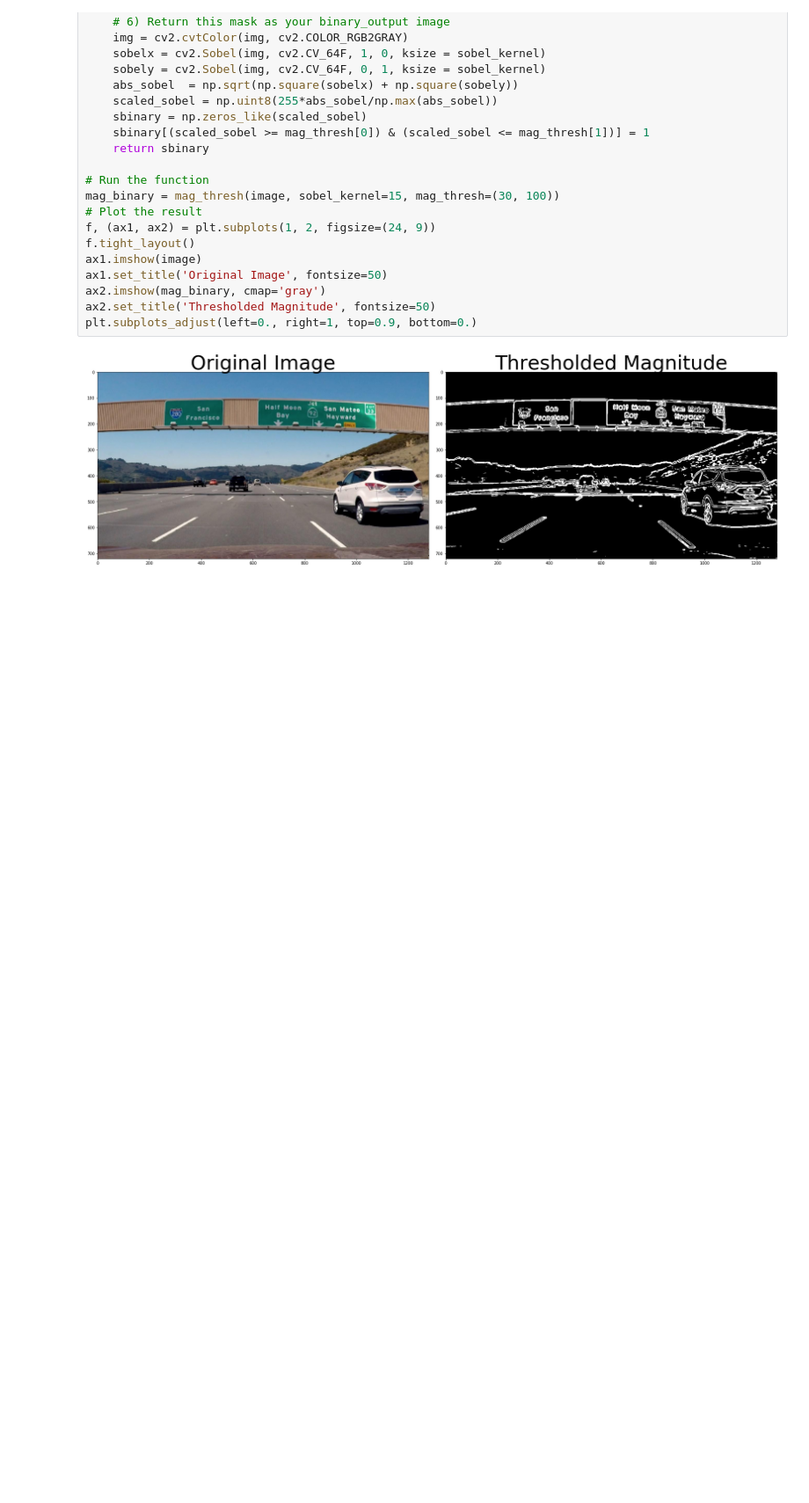
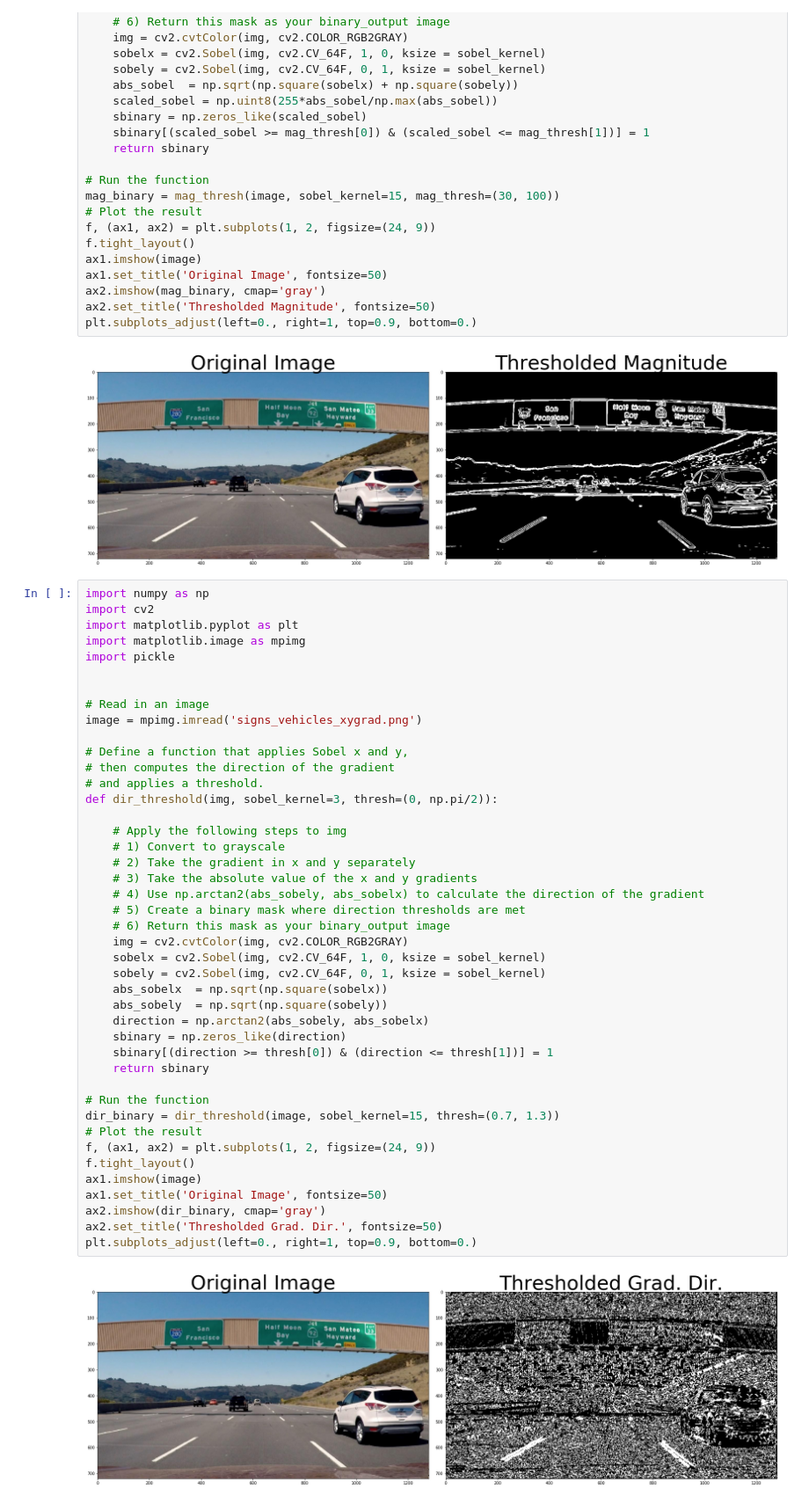
Before and after one commit to karthikbmk/SDCND, a Jupyter notebook: Gradients_Color_Spaces/sobel/Untitled.ipynb, the cells around one changed output. Shown at 88% size. Drawn from its saved outputs; the diff is of its cells as text; blank space fills up the shorter version.

Commit message:
arctan

```diff
--- a/Gradients_Color_Spaces/sobel/Untitled.ipynb
+++ b/Gradients_Color_Spaces/sobel/Untitled.ipynb
@@ -88,3 +88,48 @@ ax2.set_title('Thresholded Magnitude', fontsize=50)
 plt.subplots_adjust(left=0., right=1, top=0.9, bottom=0.)
 # %% [output]
 [figure]
+# %%
+import numpy as np
+import cv2
+import matplotlib.pyplot as plt
+import matplotlib.image as mpimg
+import pickle
+
+
+# Read in an image
+image = mpimg.imread('signs_vehicles_xygrad.png')
+
+# Define a function that applies Sobel x and y,
+# then computes the direction of the gradient
+# and applies a threshold.
+def dir_threshold(img, sobel_kernel=3, thresh=(0, np.pi/2)):
+
+    # Apply the following steps to img
+    # 1) Convert to grayscale
+    # 2) Take the gradient in x and y separately
+    # 3) Take the absolute value of the x and y gradients
+    # 4) Use np.arctan2(abs_sobely, abs_sobelx) to calculate the direction of the gradient
+    # 5) Create a binary mask where direction thresholds are met
+    # 6) Return this mask as your binary_output image
+    img = cv2.cvtColor(img, cv2.COLOR_RGB2GRAY)
+    sobelx = cv2.Sobel(img, cv2.CV_64F, 1, 0, ksize = sobel_kernel)
+    sobely = cv2.Sobel(img, cv2.CV_64F, 0, 1, ksize = sobel_kernel)
+    abs_sobelx  = np.sqrt(np.square(sobelx))
+    abs_sobely  = np.sqrt(np.square(sobely))
+    direction = np.arctan2(abs_sobely, abs_sobelx)
+    sbinary = np.zeros_like(direction)
+    sbinary[(direction >= thresh[0]) & (direction <= thresh[1])] = 1
+    return sbinary
+
+# Run the function
+dir_binary = dir_threshold(image, sobel_kernel=15, thresh=(0.7, 1.3))
+# Plot the result
+f, (ax1, ax2) = plt.subplots(1, 2, figsize=(24, 9))
+f.tight_layout()
+ax1.imshow(image)
+ax1.set_title('Original Image', fontsize=50)
+ax2.imshow(dir_binary, cmap='gray')
+ax2.set_title('Thresholded Grad. Dir.', fontsize=50)
+plt.subplots_adjust(left=0., right=1, top=0.9, bottom=0.)
+# %% [output]
+[figure, added]
```
